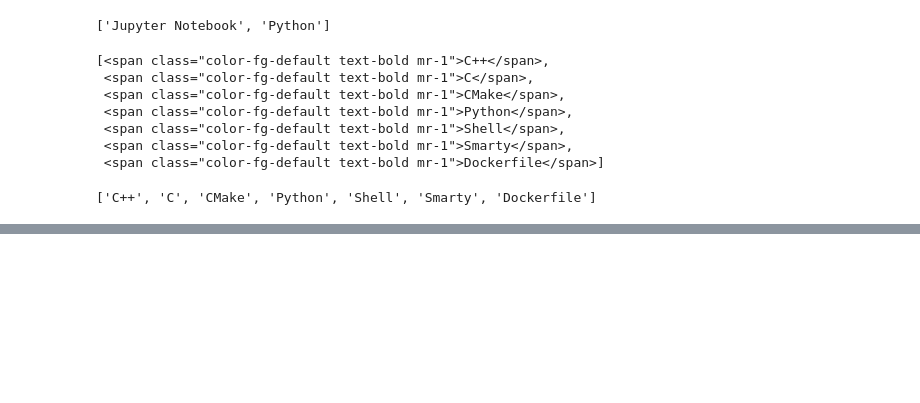
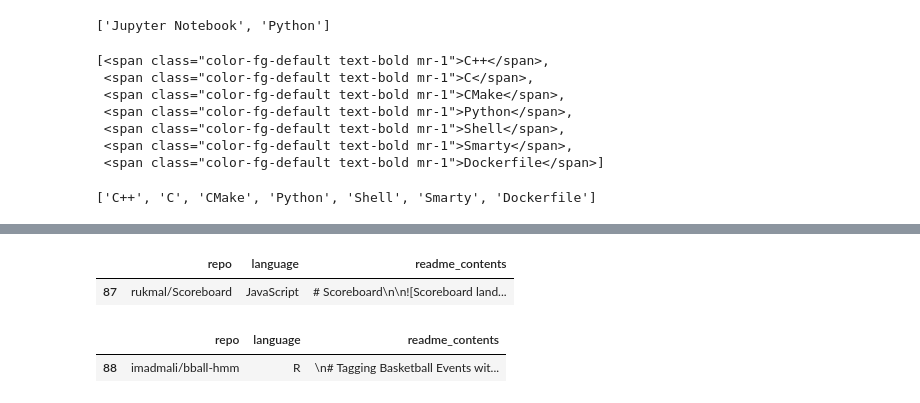
Before and after one commit to double-vincent/nlp_project, a Jupyter notebook: acquire.ipynb, the cells around one changed output, grey strips where cells are left out. Cells and saved outputs as stored; diff of their text form; code cells hidden in the pictures; blank space fills up the shorter version.

```diff
--- a/acquire.ipynb
+++ b/acquire.ipynb
@@ -437,0 +566,10 @@ df
+# %%
+df[df.index == 87]
+# %% [output]
+|  | repo | language | readme_contents |
+| 87 | rukmal/Scoreboard | JavaScript | # Scoreboard\n\n![Scoreboard land... |
+# %%
+df[df.index == 88]
+# %% [output]
+|  | repo | language | readme_contents |
+| 88 | imadmali/bball-hmm | R | \n# Tagging Basketball Events wit... |
```
Also changed, not shown: parts of 9 cells of this notebook, 5 other files.
